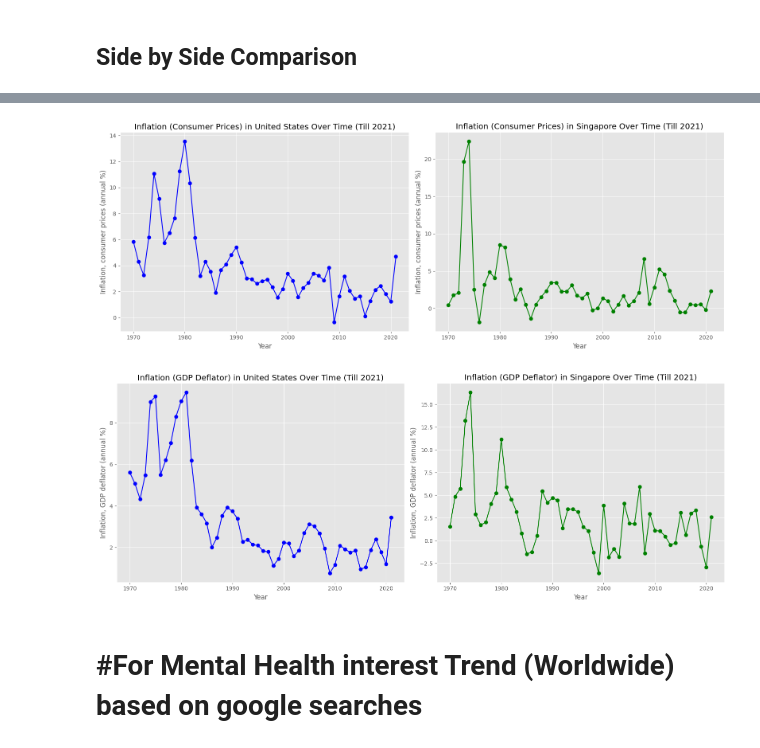
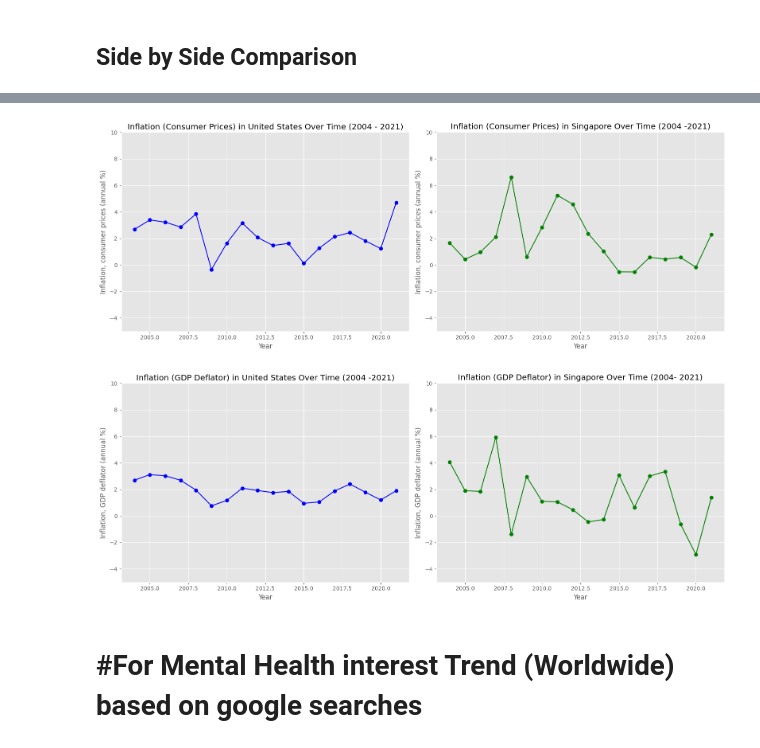
Before and after one commit to fishbrightwise/IS424-G2T4, a Jupyter notebook: notebooks/3.5) EDA_For_Research.ipynb, the cells around one changed output, grey strips where cells are left out. Drawn from its saved outputs; the diff is of its cells as text; code cells hidden in the pictures.

```diff
--- a/notebooks/3.5) EDA_For_Research.ipynb
+++ b/notebooks/3.5) EDA_For_Research.ipynb
@@ -60,7 +60,7 @@ df.describe(include="all")
 # To filter only for Singapore Data
 #Replace 'Singapore' for 'United States' for US Data, change graph accordingly
 
-filtered_df = df[df['country'] == 'Singapore']
+filtered_df = df[(df['country'] == 'Singapore') & (df['year'].between(2004, 2024))]
 filtered_df
 # %% [output]
 |  | country | year | Inflation, consumer prices (annua... | Inflation, GDP deflator (annual %) | Real interest rate (%) | ... |
@@ -133,7 +131,7 @@ plt.show()
 # %% [markdown]
 ## For United State Data
 # %%
-filtered_df_us = df[df['country'] == 'United States']
+filtered_df_us = df[(df['country'] == 'United States') & (df['year'].between(2004, 2024))]
 filtered_df_us
 # %% [output]
 |  | country | year | Inflation, consumer prices (annua... | Inflation, GDP deflator (annual %) | Real interest rate (%) | ... |
@@ -231,50 +231,58 @@ plt.show()
 # %%
 
 # Create a figure with 1 row and 2 columns
 fig, axes = plt.subplots(1, 2, figsize=(16, 6))
 
 # First plot: Inflation (Consumer Prices) in the United States
 axes[0].plot(filtered_df_us['year'], filtered_df_us['Inflation, consumer prices (annual %)'], marker='o', linestyle='-', color='b')
-axes[0].set_title('Inflation (Consumer Prices) in United States Over Time (Till 2021)')
+axes[0].set_title('Inflation (Consumer Prices) in United States Over Time (2004 - 2021)')
 axes[0].set_xlabel('Year')
 axes[0].set_ylabel('Inflation, consumer prices (annual %)')
 axes[0].grid(True)
 
 # Second plot: Inflation (Consumer Prices) in Singapore
 axes[1].plot(filtered_df['year'], filtered_df['Inflation, consumer prices (annual %)'], marker='o', linestyle='-', color='g')
-axes[1].set_title('Inflation (Consumer Prices) in Singapore Over Time (Till 2021)')
+axes[1].set_title('Inflation (Consumer Prices) in Singapore Over Time (2004 -2021)')
 axes[1].set_xlabel('Year')
 axes[1].set_ylabel('Inflation, consumer prices (annual %)')
 axes[1].grid(True)
 
+# Set the same y-axis limits for both plots
+axes[0].set_ylim(-5, 10)
+axes[1].set_ylim(-5, 10)
+
 # Adjust layout to prevent overlap
 plt.tight_layout()
 plt.show()
 # %% [output]
-[figure, old version]
+[figure, new version]
 # %%
 # Create a figure with 1 row and 2 columns
 fig, axes = plt.subplots(1, 2, figsize=(16, 6))
 
 # First plot: Inflation (GDP deflator) in the United States
 axes[0].plot(filtered_df_us['year'], filtered_df_us['Inflation, GDP deflator (annual %)'], marker='o', linestyle='-', color='b')
-axes[0].set_title('Inflation (GDP Deflator) in United States Over Time (Till 2021)')
+axes[0].set_title('Inflation (GDP Deflator) in United States Over Time (2004 -2021)')
 axes[0].set_xlabel('Year')
 axes[0].set_ylabel('Inflation, GDP deflator (annual %)')
 axes[0].grid(True)
 
 # Second plot: Inflation (GDP deflator) in Singapore
 axes[1].plot(filtered_df['year'], filtered_df['Inflation, GDP deflator (annual %)'], marker='o', linestyle='-', color='g')
-axes[1].set_title('Inflation (GDP Deflator) in Singapore Over Time (Till 2021)')
+axes[1].set_title('Inflation (GDP Deflator) in Singapore Over Time (2004- 2021)')
 axes[1].set_xlabel('Year')
 axes[1].set_ylabel('Inflation, GDP deflator (annual %)')
 axes[1].grid(True)
 
+# Set the same y-axis limits for both plots
+axes[0].set_ylim(-5, 10)
+axes[1].set_ylim(-5, 10)
+
 # Adjust layout to prevent overlap
 plt.tight_layout()
 plt.show()
 # %% [output]
-[figure, old version]
+[figure, new version]
 # %% [markdown]
 # #For Mental Health interest Trend (Worldwide) based on google searches
 # %%
```
Also changed, not shown: parts of 20 cells of this notebook.
